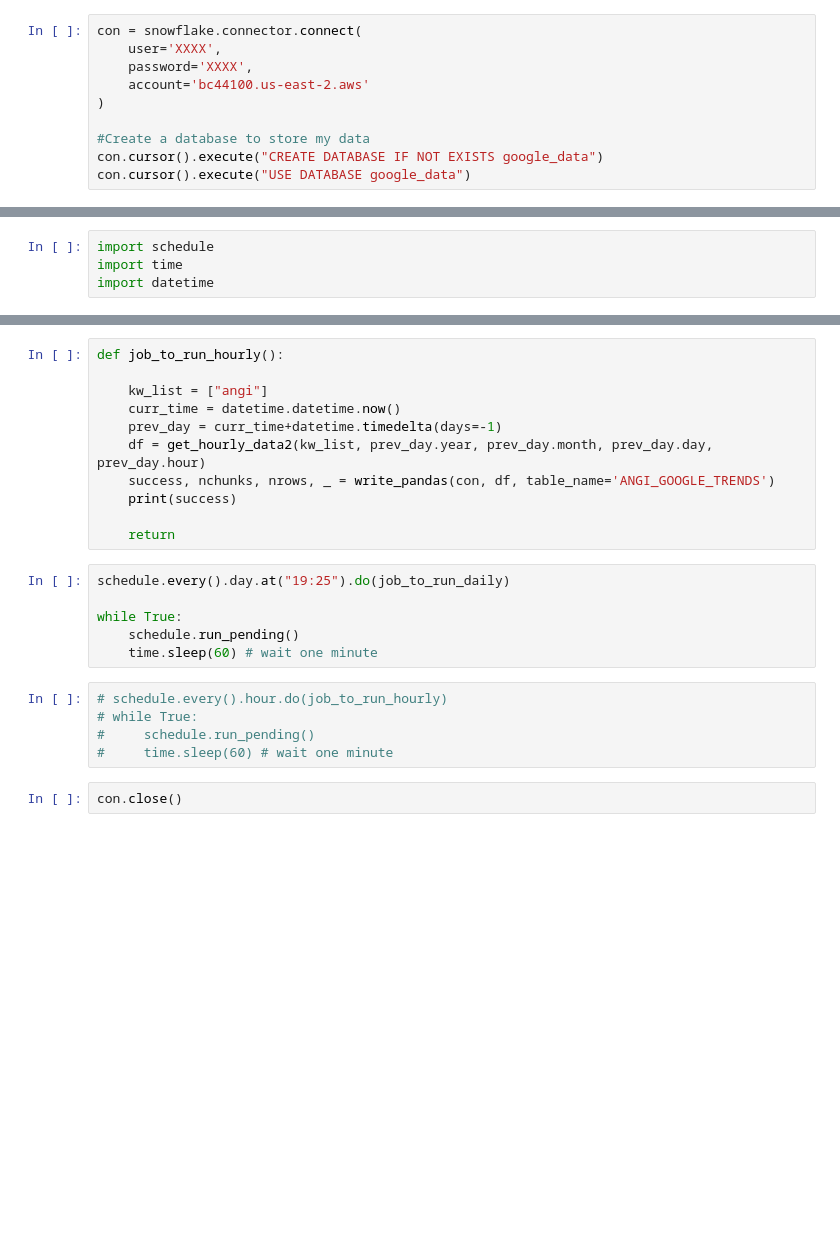
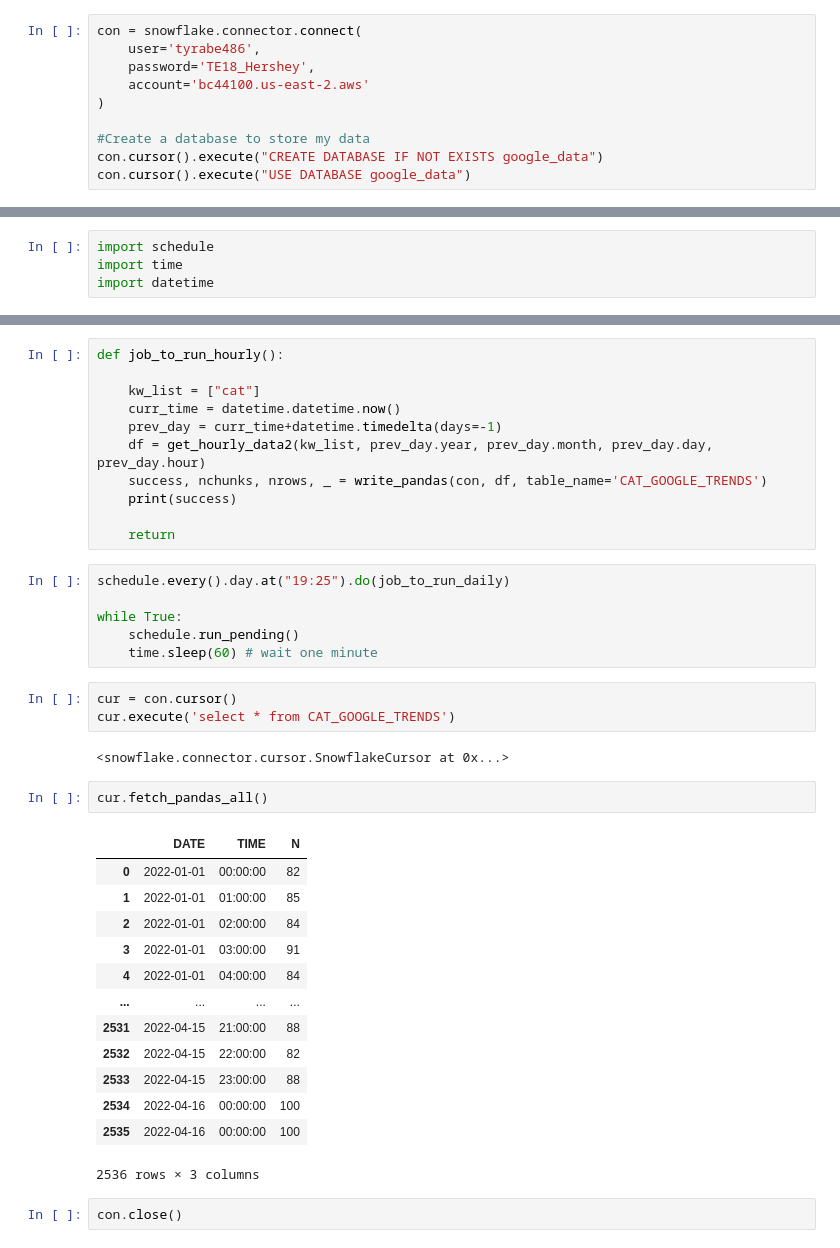
Before and after one commit to tyrabe/demo_projects, a Jupyter notebook: notebooks/Google Trends Data Integration Into Snowflake.ipynb, the cells around one changed output, grey strips where cells are left out. Cells and saved outputs as stored; diff of their text form; blank space fills up the shorter version.

```diff
--- a/notebooks/Google Trends Data Integration Into Snowflake.ipynb
+++ b/notebooks/Google Trends Data Integration Into Snowflake.ipynb
@@ -156,8 +157,8 @@ import snowflake.connector
 from snowflake.connector.pandas_tools import write_pandas
 # %%
 con = snowflake.connector.connect(
-    user='XXXX',
-    password='XXXX',
+    user='tyrabe486',
+    password='TE18_Hershey',
     account='bc44100.us-east-2.aws'
 )
 
@@ -201,11 +199,11 @@ def job_to_run_daily():
 # %%
 def job_to_run_hourly():
 
-    kw_list = ["angi"]
+    kw_list = ["cat"]
     curr_time = datetime.datetime.now()
     prev_day = curr_time+datetime.timedelta(days=-1)
     df = get_hourly_data2(kw_list, prev_day.year, prev_day.month, prev_day.day, prev_day.hour)
-    success, nchunks, nrows, _ = write_pandas(con, df, table_name='ANGI_GOOGLE_TRENDS')
+    success, nchunks, nrows, _ = write_pandas(con, df, table_name='CAT_GOOGLE_TRENDS')
     print(success)
 
     return
@@ -215,10 +213,26 @@ schedule.every().day.at("19:25").do(job_to_run_daily)
 while True:
     schedule.run_pending()
     time.sleep(60) # wait one minute
-# %%
-# schedule.every().hour.do(job_to_run_hourly)
-# while True:
-#     schedule.run_pending()
-#     time.sleep(60) # wait one minute
+# %%
+cur = con.cursor()
+cur.execute('select * from CAT_GOOGLE_TRENDS')
+# %% [output]
+<snowflake.connector.cursor.SnowflakeCursor at 0x...>
+# %%
+cur.fetch_pandas_all()
+# %% [output]
+|  | DATE | TIME | N |
+| 0 | 2022-01-01 | 00:00:00 | 82 |
+| 1 | 2022-01-01 | 01:00:00 | 85 |
+| 2 | 2022-01-01 | 02:00:00 | 84 |
+| 3 | 2022-01-01 | 03:00:00 | 91 |
+| 4 | 2022-01-01 | 04:00:00 | 84 |
+| ... | ... | ... | ... |
+| 2531 | 2022-04-15 | 21:00:00 | 88 |
+| 2532 | 2022-04-15 | 22:00:00 | 82 |
+| 2533 | 2022-04-15 | 23:00:00 | 88 |
+| 2534 | 2022-04-16 | 00:00:00 | 100 |
+| 2535 | 2022-04-16 | 00:00:00 | 100 |
+2536 rows × 3 columns
 # %%
 con.close()
```
Also changed, not shown: parts of 13 cells of this notebook, 1 other file.
